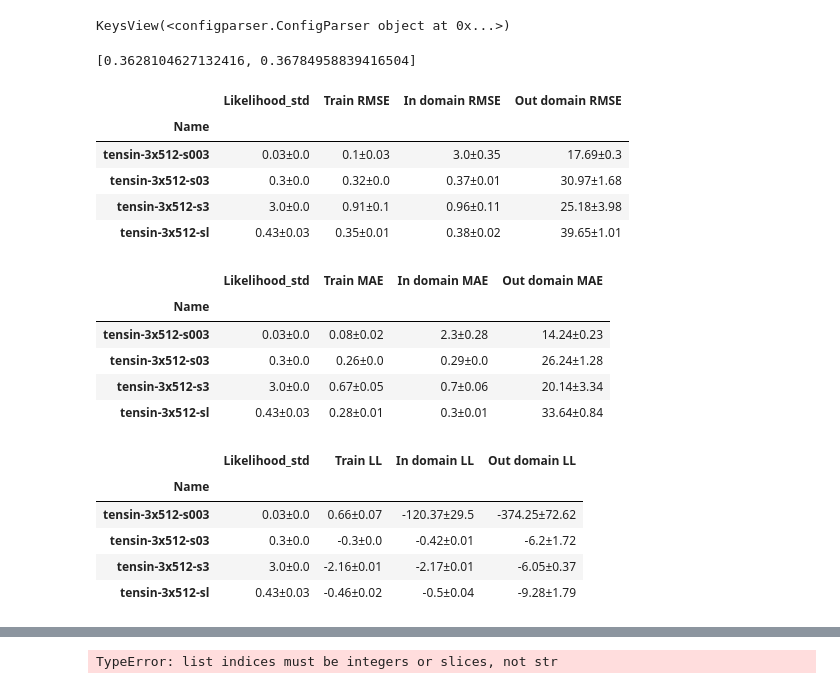
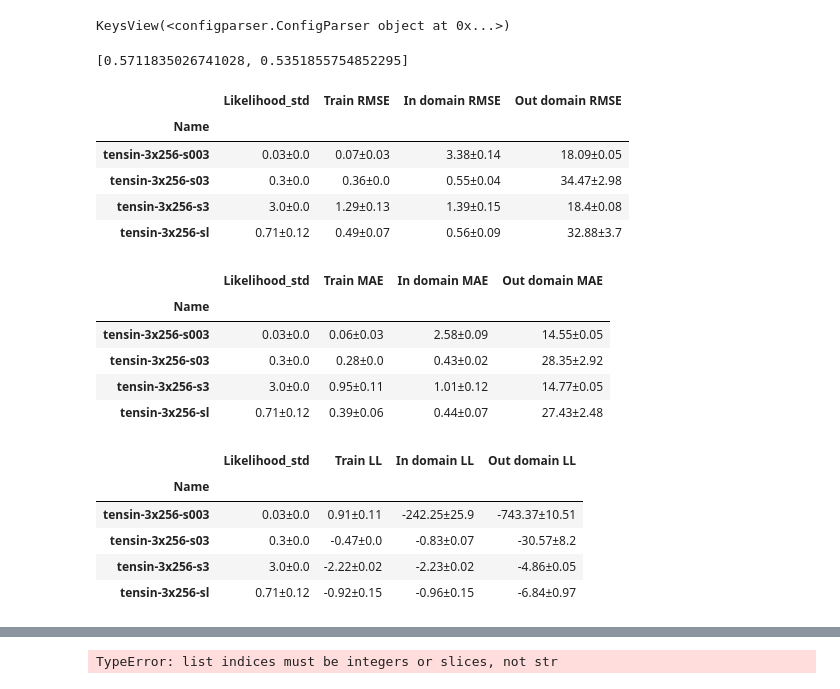
Before and after one commit to alvarhonsi/master-pipeline, a Jupyter notebook: experiment_results/sou-tensin/compare_posteriors.ipynb, the cells around one changed output, grey strips where cells are left out. Saved outputs shown, nothing was run; the diff lists cells and outputs as text; code cells hidden in the pictures.

```diff
--- a/experiment_results/sou-tensin/compare_posteriors.ipynb
+++ b/experiment_results/sou-tensin/compare_posteriors.ipynb
@@ -48,7 +52,7 @@ configs = read_config(f"{BASE_DIR}/config.ini")
 dataset_configs = read_config(f"{BASE_DIR}/dataset_config.ini")
 
 #profiles= ["sin2-3x512-s003", "sin2-3x512-s03", "sin2-3x512-s3", "sin2-3x512-sl"]
-profiles= ["tensin-3x512-s003", "tensin-3x512-s03", "tensin-3x512-s3", "tensin-3x512-sl"]
+profiles= ["tensin-3x256-s003", "tensin-3x256-s03", "tensin-3x256-s3", "tensin-3x256-sl"]
 
 names = [configs[p]["NAME"] for p in profiles]
 
@@ -100,9 +104,9 @@ for p in profiles:
             "test_out_domain": test_out_domain
         })
 # %%
-[results["tensin-3x512-s03"][i]["in_domain"]["error"]["rmse"] for i in range(reruns)]
+[results["tensin-3x256-s03"][i]["in_domain"]["error"]["rmse"] for i in range(reruns)]
 # %% [output]
-[0.3628104627132416, 0.36784958839416504]
+[0.5711835026741028, 0.5351855754852295]
 # %%
 #Generate table for rmse
 temp_t = pd.DataFrame(columns=["name", "lik-std-mean", "lik-std-std", "trmse-mean", "trmse-std", "irmse-mean", "irmse-std", "ormse-mean", "ormse-std"])
@@ -142,6 +146,7 @@ for p in profiles:
     table["Out domain RMSE"] = temp_t["ormse-mean"].round(round).astype(str).add('±').add(temp_t["ormse-std"].multiply(2).round(round).astype(str))
 
 table = table.set_index("Name")
+table.to_csv("{BASE_DIR}/results/tables/rmse.csv")
 
 display(table)
 print()
@@ -184,6 +189,7 @@ for p in profiles:
     table["Out domain MAE"] = temp_t["ormae-mean"].round(round).astype(str).add('±').add(temp_t["ormae-std"].multiply(2).round(round).astype(str))
 
 table = table.set_index("Name")
+table.to_csv("{BASE_DIR}/results/tables/mae.csv")
 
 display(table)
 
@@ -203,49 +209,50 @@ for p in profiles:
     temp_t = temp_t.append({
         "name": name,
         "lik-std-mean": np.mean(lik_std_mean),
         "lik-std-std": np.sqrt(np.var(lik_std_mean) + np.mean(lik_std_std)**2),
         "trll-mean": trll_mean,
         "trll-std": trll_std,
         "irll-mean": irll_mean,
         "irll-std": irll_std,
         "orll-mean": orll,
         "orll-std": orll_std
     }, ignore_index=True)
 
 #Generate table for log likelihood
 table = pd.DataFrame(columns=["Name", "Likelihood_std", "Train LL", "In domain LL", "Out domain LL"])
 
 round = 2
 for p in profiles:
     name = configs[p]["NAME"]
     table["Name"] = temp_t["name"]
     table["Likelihood_std"] = temp_t["lik-std-mean"].round(round).astype(str).add('±').add(temp_t["lik-std-std"].multiply(2).round(round).astype(str))
     table["Train LL"] = temp_t["trll-mean"].round(round).astype(str).add('±').add(temp_t["trll-std"].multiply(2).round(round).astype(str))
     table["In domain LL"] = temp_t["irll-mean"].round(round).astype(str).add('±').add(temp_t["irll-std"].multiply(2).round(round).astype(str))
     table["Out domain LL"] = temp_t["orll-mean"].round(round).astype(str).add('±').add(temp_t["orll-std"].multiply(2).round(round).astype(str))
 
 table = table.set_index("Name")
+table.to_csv("{BASE_DIR}/results/tables/ll.csv")
 
 display(table)
 # %% [output]
 |  | Likelihood_std | Train RMSE | In domain RMSE | Out domain RMSE |
 | Name |  |  |  |  |
-| tensin-3x512-s003 | 0.03±0.0 | 0.1±0.03 | 3.0±0.35 | 17.69±0.3 |
-| tensin-3x512-s03 | 0.3±0.0 | 0.32±0.0 | 0.37±0.01 | 30.97±1.68 |
-| tensin-3x512-s3 | 3.0±0.0 | 0.91±0.1 | 0.96±0.11 | 25.18±3.98 |
-| tensin-3x512-sl | 0.43±0.03 | 0.35±0.01 | 0.38±0.02 | 39.65±1.01 |
+| tensin-3x256-s003 | 0.03±0.0 | 0.07±0.03 | 3.38±0.14 | 18.09±0.05 |
+| tensin-3x256-s03 | 0.3±0.0 | 0.36±0.0 | 0.55±0.04 | 34.47±2.98 |
+| tensin-3x256-s3 | 3.0±0.0 | 1.29±0.13 | 1.39±0.15 | 18.4±0.08 |
+| tensin-3x256-sl | 0.71±0.12 | 0.49±0.07 | 0.56±0.09 | 32.88±3.7 |
 |  | Likelihood_std | Train MAE | In domain MAE | Out domain MAE |
 | Name |  |  |  |  |
-| tensin-3x512-s003 | 0.03±0.0 | 0.08±0.02 | 2.3±0.28 | 14.24±0.23 |
-| tensin-3x512-s03 | 0.3±0.0 | 0.26±0.0 | 0.29±0.0 | 26.24±1.28 |
-| tensin-3x512-s3 | 3.0±0.0 | 0.67±0.05 | 0.7±0.06 | 20.14±3.34 |
-| tensin-3x512-sl | 0.43±0.03 | 0.28±0.01 | 0.3±0.01 | 33.64±0.84 |
+| tensin-3x256-s003 | 0.03±0.0 | 0.06±0.03 | 2.58±0.09 | 14.55±0.05 |
+| tensin-3x256-s03 | 0.3±0.0 | 0.28±0.0 | 0.43±0.02 | 28.35±2.92 |
+| tensin-3x256-s3 | 3.0±0.0 | 0.95±0.11 | 1.01±0.12 | 14.77±0.05 |
+| tensin-3x256-sl | 0.71±0.12 | 0.39±0.06 | 0.44±0.07 | 27.43±2.48 |
 |  | Likelihood_std | Train LL | In domain LL | Out domain LL |
 | Name |  |  |  |  |
-| tensin-3x512-s003 | 0.03±0.0 | 0.66±0.07 | -120.37±29.5 | -374.25±72.62 |
-| tensin-3x512-s03 | 0.3±0.0 | -0.3±0.0 | -0.42±0.01 | -6.2±1.72 |
-| tensin-3x512-s3 | 3.0±0.0 | -2.16±0.01 | -2.17±0.01 | -6.05±0.37 |
-| tensin-3x512-sl | 0.43±0.03 | -0.46±0.02 | -0.5±0.04 | -9.28±1.79 |
+| tensin-3x256-s003 | 0.03±0.0 | 0.91±0.11 | -242.25±25.9 | -743.37±10.51 |
+| tensin-3x256-s03 | 0.3±0.0 | -0.47±0.0 | -0.83±0.07 | -30.57±8.2 |
+| tensin-3x256-s3 | 3.0±0.0 | -2.22±0.02 | -2.23±0.02 | -4.86±0.05 |
+| tensin-3x256-sl | 0.71±0.12 | -0.92±0.15 | -0.96±0.15 | -6.84±0.97 |
 # %%
 fig, ax = plt.subplots(figsize=(10, 8))
 fig.suptitle("Elbos - tensin models", fontsize=20)
```
Also changed, not shown: parts of 7 cells of this notebook, 3 other files.
